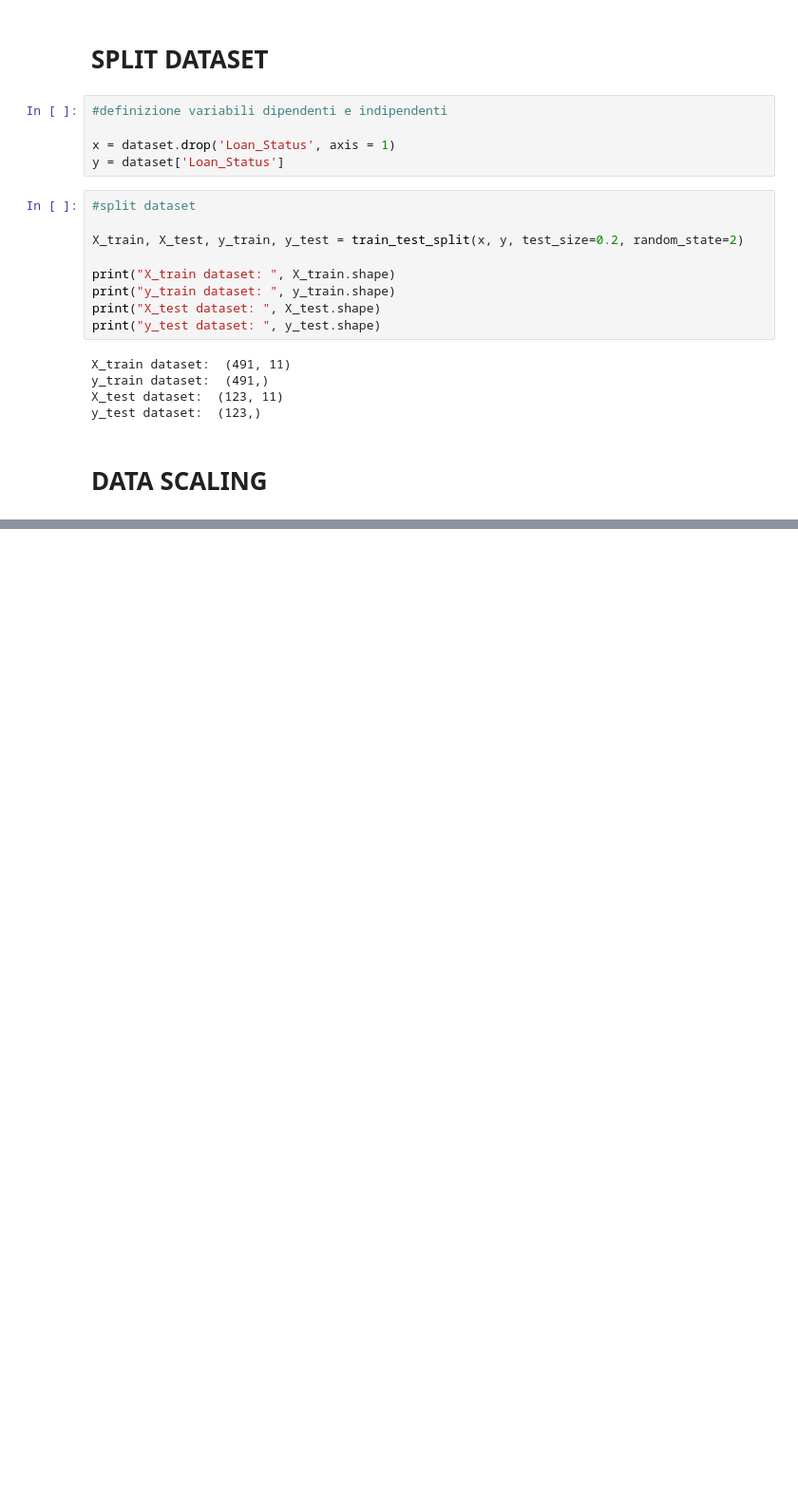
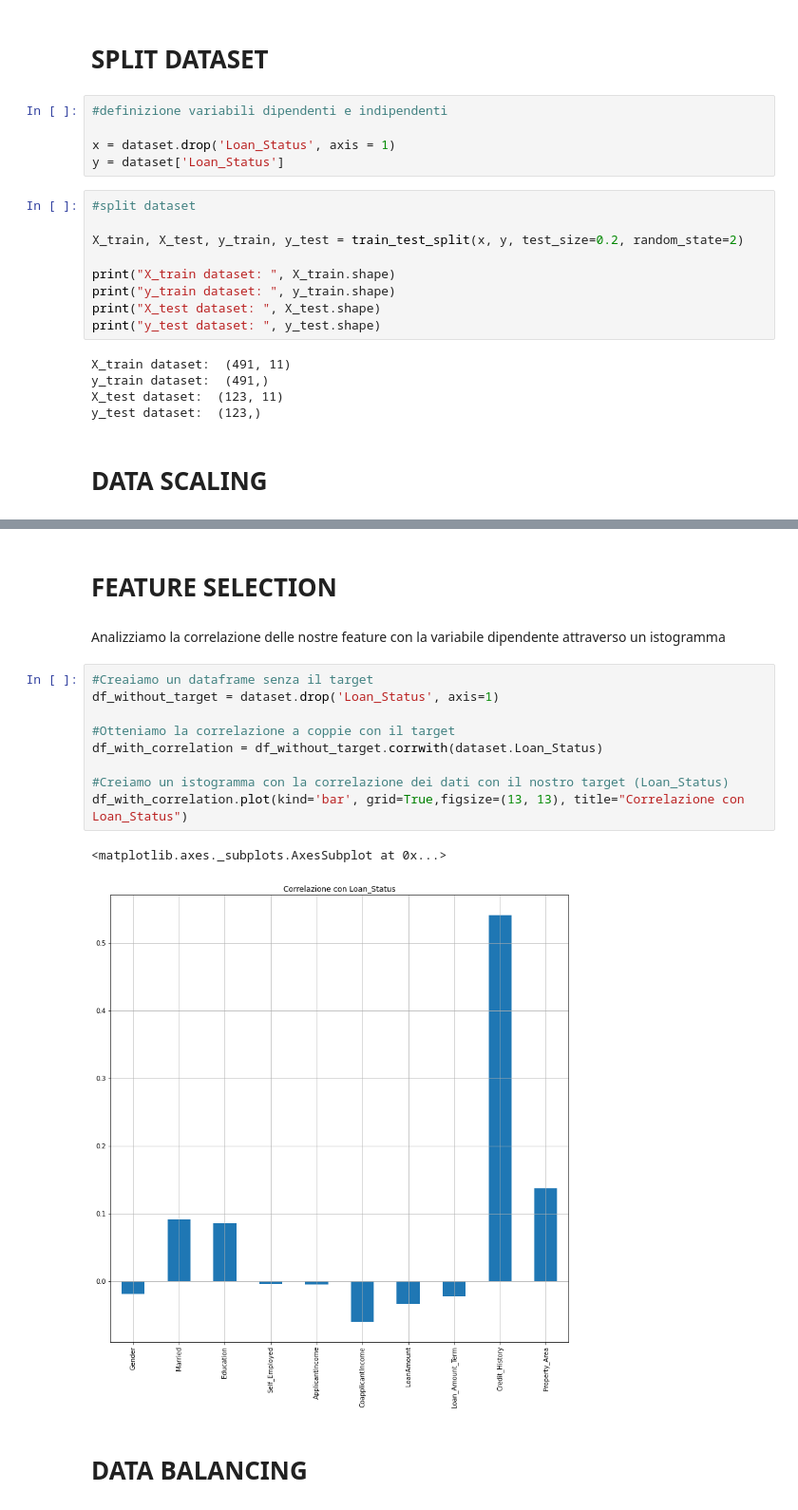
Before and after one commit to livio-24/LoanEligibilityPrediction, a Jupyter notebook: LoanEligibilityPrediction.ipynb, the cells around one changed output, grey strips where cells are left out. Shown at 95% size. Drawn from its saved outputs; the diff is of its cells as text; blank space fills up the shorter version.

Commit message:
Added feature selection, data balancing, costruzione modelli

```diff
--- a/LoanEligibilityPrediction.ipynb
+++ b/LoanEligibilityPrediction.ipynb
@@ -307,0 +326,19 @@ X_test=scaler.transform(X_test)
+# %% [markdown]
+# FEATURE SELECTION
+# %% [markdown]
+Analizziamo la correlazione delle nostre feature con la variabile dipendente
+attraverso un istogramma
+# %%
+#Creaiamo un dataframe senza il target
+df_without_target = dataset.drop('Loan_Status', axis=1)
+
+#Otteniamo la correlazione a coppie con il target
+df_with_correlation = df_without_target.corrwith(dataset.Loan_Status)
+
+#Creiamo un istogramma con la correlazione dei dati con il nostro target (Loan_Status)
+df_with_correlation.plot(kind='bar', grid=True,figsize=(13, 13), title="Correlazione con Loan_Status")
+# %% [output]
+<matplotlib.axes._subplots.AxesSubplot at 0x...>
+[figure, added]
+# %% [markdown]
+# DATA BALANCING
```
Also changed, not shown: parts of 12 cells of this notebook.
